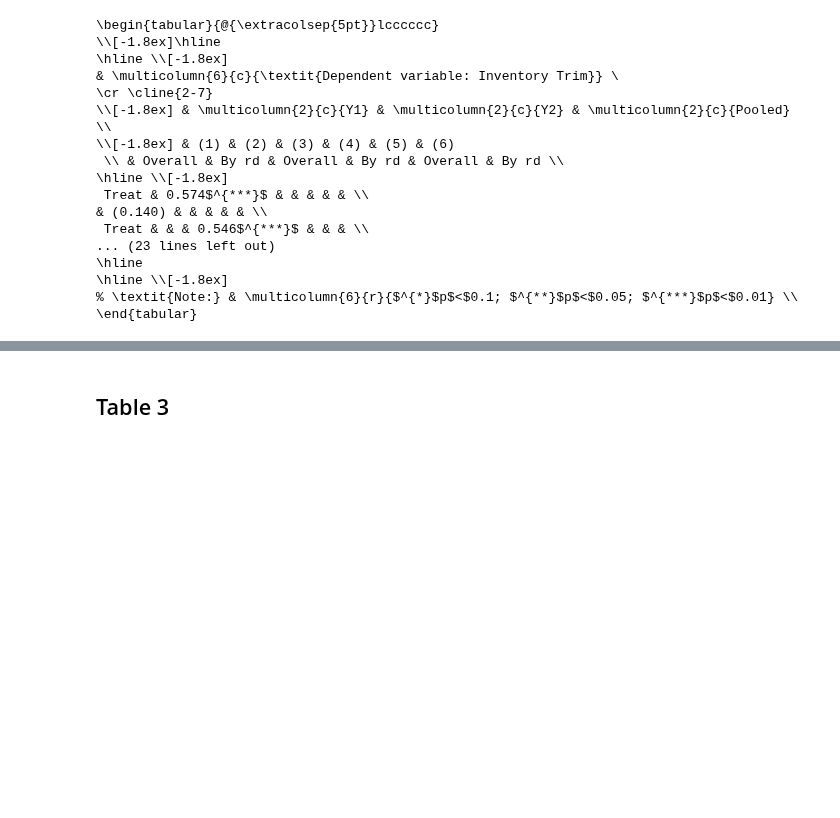
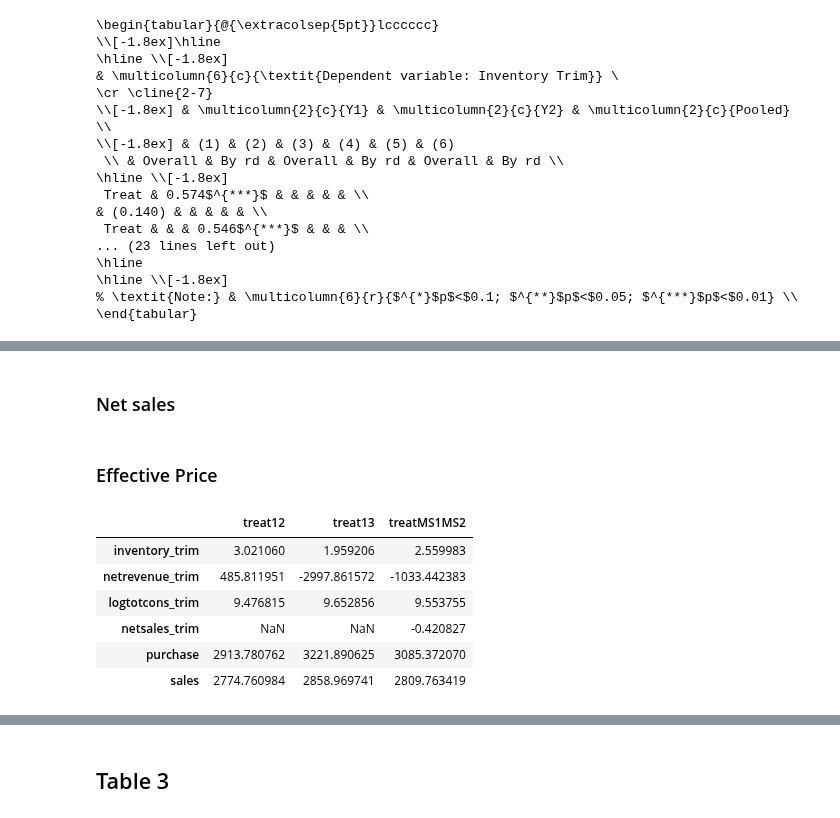
Before and after one commit to johanoelgaard/ECON148, a Jupyter notebook: proj/proj03/project_3.ipynb, the cells around one changed output, grey strips where cells are left out. Cells and saved outputs as stored; diff of their text form; code cells hidden in the pictures; blank space fills up the shorter version.

```diff
--- a/proj/proj03/project_3.ipynb
+++ b/proj/proj03/project_3.ipynb
@@ -167,7 +167,7 @@ Maize giver & 0.261 & 0.261 & 1589 & -0.001 & 0.985 \\
 ## Table 2
 # %%
 # year 1 overall
-ms1ms2_clean1 = ms1ms2_pooled.loc[:, ['treat12', 'interviewdate1', 'interviewdate', 'Y1round1', 'Y1round2', 'Y1round3', 'treatMS1MS2', 'inventory_trim', 'groupnum', 'strata_group', 'round']].dropna()
+ms1ms2_clean1 = ms1ms2_pooled.loc[:, ['treat12',  'interviewdate', 'Y1round1', 'Y1round2', 'Y1round3', 'treatMS1MS2', 'inventory_trim', 'groupnum', 'strata_group', 'round']].dropna()
 ms1ms2_clean1['inter_R1'] = ms1ms2_clean1['Y1round1'] * ms1ms2_clean1['treat12']
 ms1ms2_clean1['inter_R2'] = ms1ms2_clean1['Y1round2'] * ms1ms2_clean1['treat12']
 ms1ms2_clean1['inter_R3'] = ms1ms2_clean1['Y1round3'] * ms1ms2_clean1['treat12']
@@ -369,0 +465,51 @@ print(latex_table2)
+# %% [markdown]
+### Net sales
+# %%
+# define variable
+dv = 'netsales_trim'
+independent_vars = ['z', 'treatMS1MS2_1 + treatMS1MS2_2 + treatMS1MS2_3']
+
+for i, var in enumerate(independent_vars):
+    df = ms1ms2_pooled_tab5.copy(deep=True)
+    df['z'] = df['treatMS1MS2']
+    if var == 'z':
+        df.dropna(subset=[dv,'z','interviewdate','Y1round2','Y1round3','Y2round1','Y2round2','Y2round3','strata_group','groupnum'], inplace=True)
+    else:
+        df.dropna(subset=[dv,'treatMS1MS2_1','treatMS1MS2_2','treatMS1MS2_3','interviewdate','Y1round2','Y1round3','Y2round1','Y2round2','Y2round3','strata_group','groupnum'], inplace=True)
+    df.reset_index(drop=True, inplace=True)
+    formula = f'{dv} ~ {var} + interviewdate + Y1round2 + Y1round3 + Y2round1 + Y2round2 + Y2round3 + C(strata_group)'
+    model = smf.ols(formula, df).fit(cov_type='cluster', cov_kwds={'groups': df['groupnum']})
+    results[f'netsales_{i}'] = {'model':model}
+
+    mean_df.loc[dv, treat] = df.loc[df['treatMS1MS2'] == 0, dv].mean()
+    std_df.loc[dv, treat] = df.loc[df['treatMS1MS2'] == 0, dv].std()
+# %% [markdown]
+### Effective Price
+# %%
+
+for dv in ['purchase', 'sales']:
+    for i, treat in enumerate(['treat12', 'treat13', 'treatMS1MS2']):
+        df = ms1ms2_pooled_tab5.copy(deep=True)
+        df['z'] = df[treat]
+        df = df.drop_duplicates(subset=['id', 'MS'], keep='first')
+        df.dropna(subset=[f'effective_{dv}_price','z','groupnum'], inplace=True)
+        if treat == 'treatMS1MS2':
+            formula = f'effective_{dv}_price ~ z + C(strata_group)'
+        else:
+            df = df[df['MS'] == i+1]
+            formula = f'effective_{dv}_price ~ z + C(strata_group)'
+        model = smf.ols(formula, data=df).fit(cov_type='cluster', cov_kwds={'groups': df['groupnum']})
+        results[f'{treat}_{dv}'] = {'overall':model}
+
+        mean_df.loc[dv, treat] = df.loc[df['z'] == 0, f'effective_{dv}_price'].mean()
+        std_df.loc[dv, treat] = df.loc[df['z'] == 0, f'effective_{dv}_price'].std()
+# %%
+mean_df
+# %% [output]
+|  | treat12 | treat13 | treatMS1MS2 |
+| inventory_trim | 3.021060 | 1.959206 | 2.559983 |
+| netrevenue_trim | 485.811951 | -2997.861572 | -1033.442383 |
+| logtotcons_trim | 9.476815 | 9.652856 | 9.553755 |
+| netsales_trim | NaN | NaN | -0.420827 |
+| purchase | 2913.780762 | 3221.890625 | 3085.372070 |
+| sales | 2774.760984 | 2858.969741 | 2809.763419 |
```
Also changed, not shown: parts of 30 cells of this notebook.
